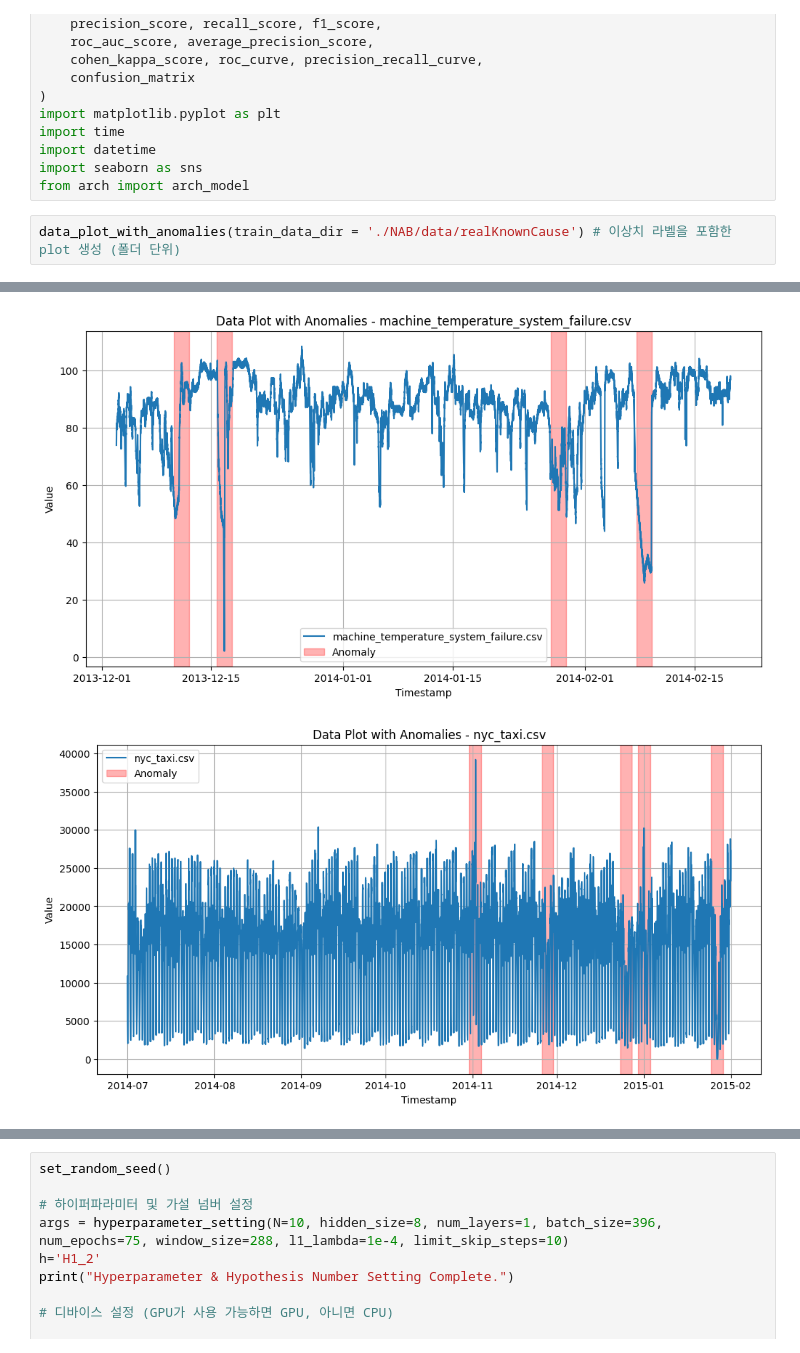
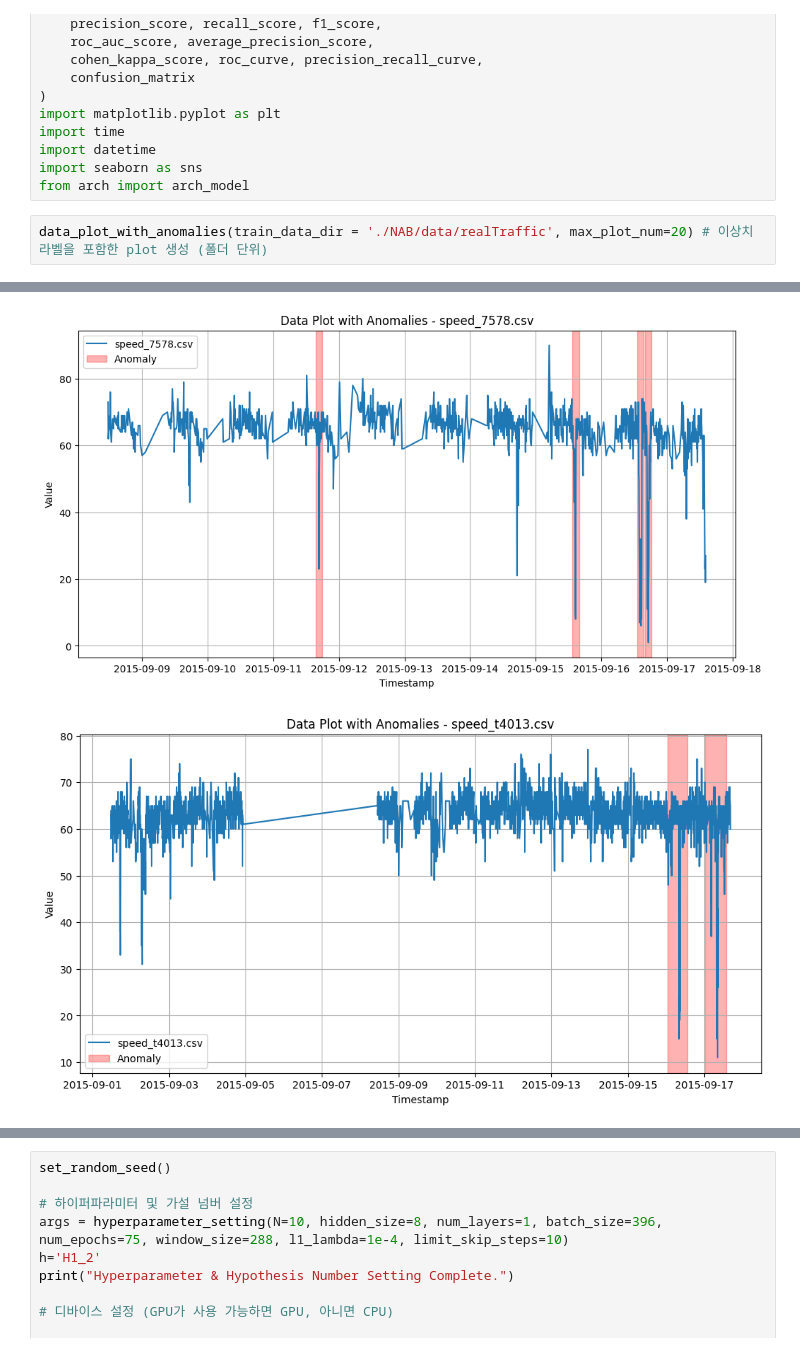
Before and after one commit to abcd-EGH/IEcapstone, a Jupyter notebook: H1_2.ipynb, the cells around one changed output, grey strips where cells are left out. Cells and saved outputs as stored; diff of their text form.

```diff
--- a/H1_2.ipynb
+++ b/H1_2.ipynb
@@ -50,5 +50,5 @@ import datetime
 import seaborn as sns
 from arch import arch_model
 # %%
-data_plot_with_anomalies(train_data_dir = './NAB/data/realKnownCause') # 이상치 라벨을 포함한 plot 생성 (폴더 단위)
+data_plot_with_anomalies(train_data_dir = './NAB/data/realTraffic', max_plot_num=20) # 이상치 라벨을 포함한 plot 생성 (폴더 단위)
 # %% [output]
@@ -58,2 +58,2 @@ data_plot_with_anomalies(train_data_dir = './NAB/data/realKnownCause') # 이상
-[figure, old version]
+[figure, new version]
-[figure, old version]
+[figure, new version]
```
Also changed, not shown: parts of 1 cell of this notebook, 45 other files.
